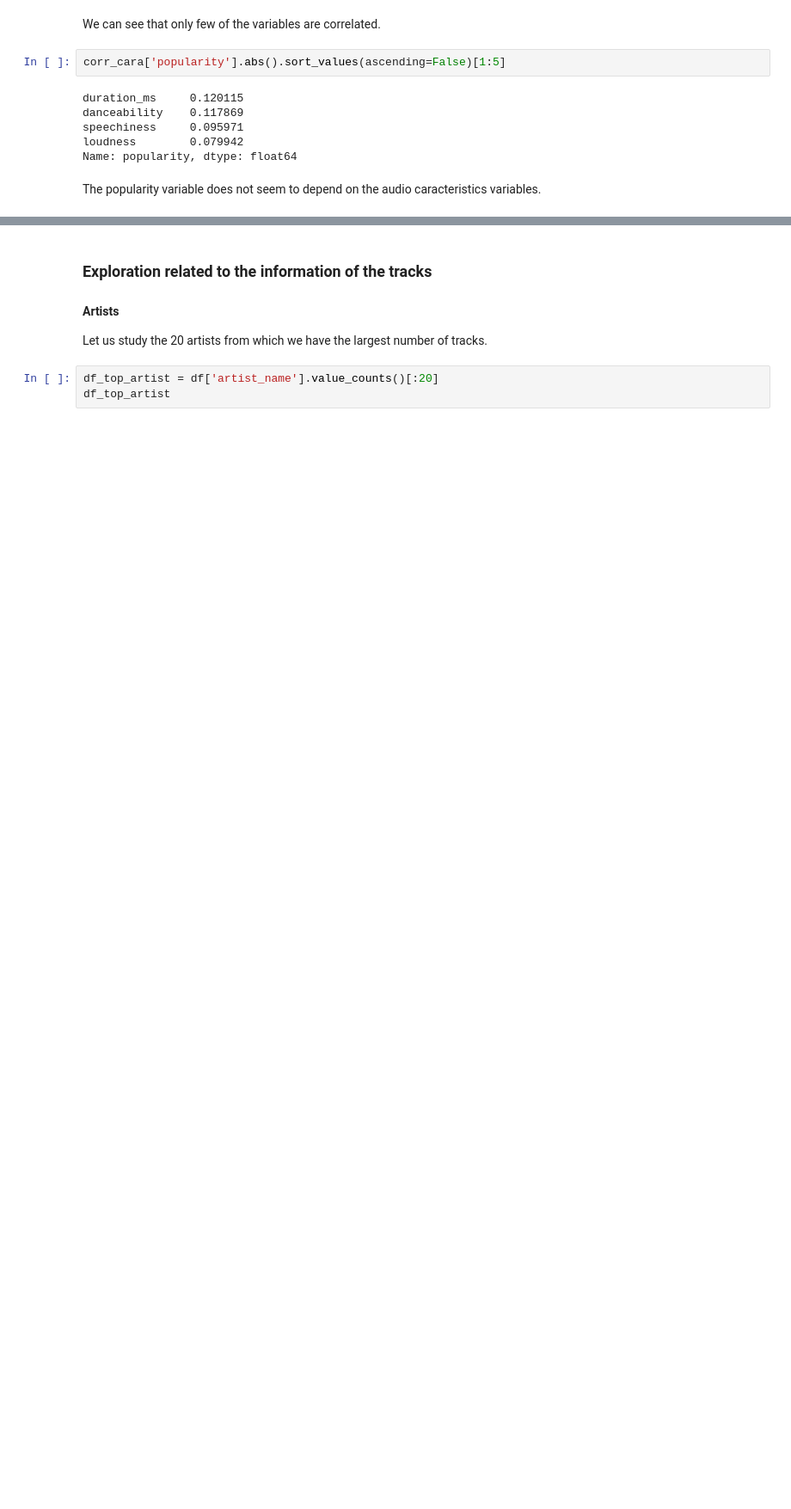
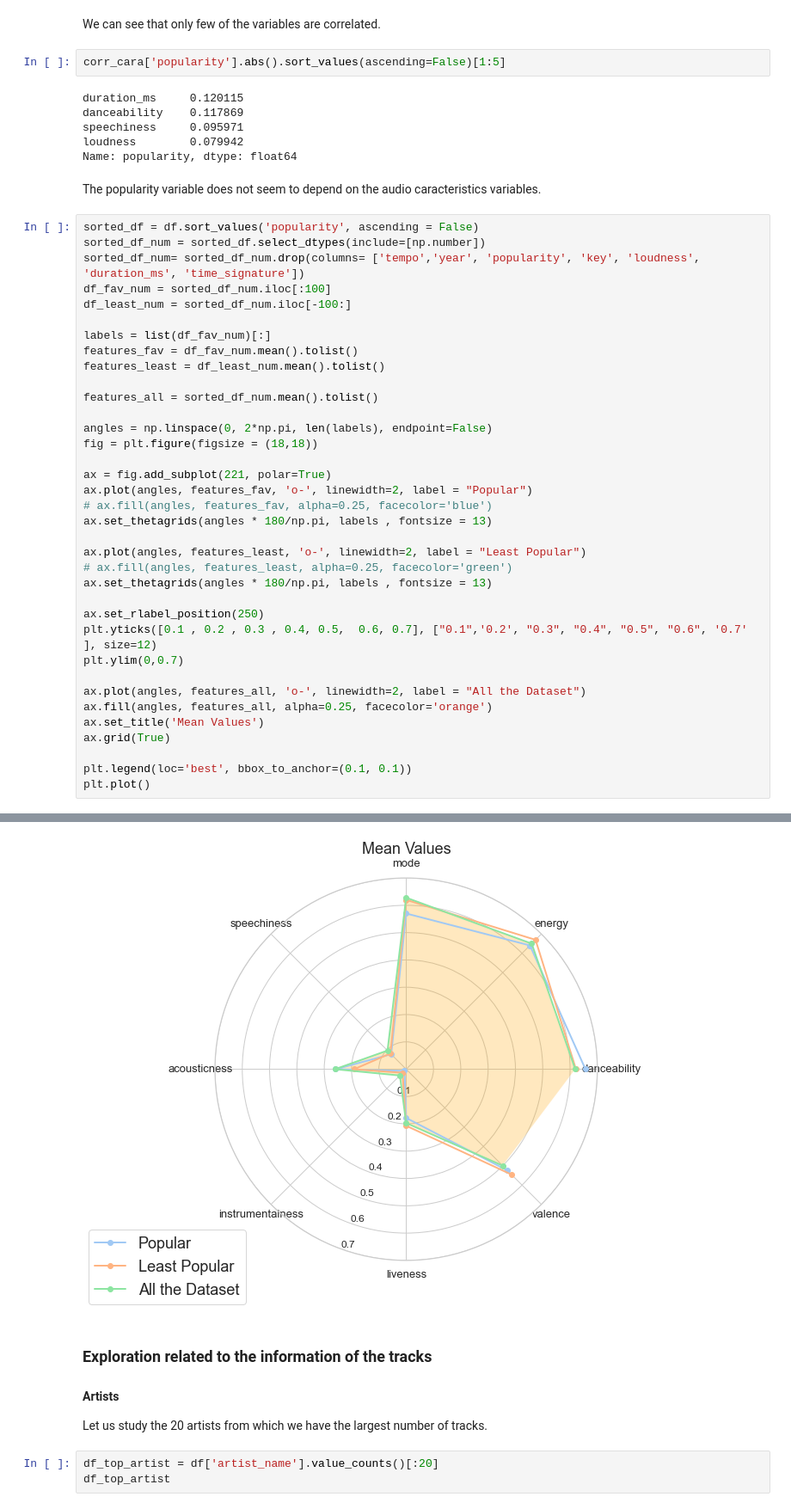
Before and after one commit to e-barrere/Spotify-Song-Popularity-Prediction, a Jupyter notebook: spotify_popularity_starting_kit.ipynb, the cells around one changed output, grey strips where cells are left out. Shown: that part at 86% size. Cells and saved outputs as stored; diff of their text form; blank space fills up the shorter version.

Commit message:
visualisationn and model

```diff
--- a/spotify_popularity_starting_kit.ipynb
+++ b/spotify_popularity_starting_kit.ipynb
@@ -172,3 +175,40 @@ loudness        0.079942
 Name: popularity, dtype: float64
 # %% [markdown]
 The popularity variable does not seem to depend on the audio caracteristics variables.
+# %%
+sorted_df = df.sort_values('popularity', ascending = False)
+sorted_df_num = sorted_df.select_dtypes(include=[np.number])
+sorted_df_num= sorted_df_num.drop(columns= ['tempo','year', 'popularity', 'key', 'loudness', 'duration_ms', 'time_signature'])
+df_fav_num = sorted_df_num.iloc[:100]
+df_least_num = sorted_df_num.iloc[-100:]
+
+labels = list(df_fav_num)[:]
+features_fav = df_fav_num.mean().tolist()
+features_least = df_least_num.mean().tolist()
+
+features_all = sorted_df_num.mean().tolist()
+
+angles = np.linspace(0, 2*np.pi, len(labels), endpoint=False)
+fig = plt.figure(figsize = (18,18))
+
+ax = fig.add_subplot(221, polar=True)
+ax.plot(angles, features_fav, 'o-', linewidth=2, label = "Popular")
+# ax.fill(angles, features_fav, alpha=0.25, facecolor='blue')
+ax.set_thetagrids(angles * 180/np.pi, labels , fontsize = 13)
+
+ax.plot(angles, features_least, 'o-', linewidth=2, label = "Least Popular")
+# ax.fill(angles, features_least, alpha=0.25, facecolor='green')
+ax.set_thetagrids(angles * 180/np.pi, labels , fontsize = 13)
+
+ax.set_rlabel_position(250)
+plt.yticks([0.1 , 0.2 , 0.3 , 0.4, 0.5,  0.6, 0.7], ["0.1",'0.2', "0.3", "0.4", "0.5", "0.6", '0.7'  ], size=12)
+plt.ylim(0,0.7)
+
+ax.plot(angles, features_all, 'o-', linewidth=2, label = "All the Dataset")
+ax.fill(angles, features_all, alpha=0.25, facecolor='orange')
+ax.set_title('Mean Values')
+ax.grid(True)
+
+plt.legend(loc='best', bbox_to_anchor=(0.1, 0.1))
+plt.plot()
+# %% [output]
@@ -175,3 +216,4 @@ The popularity variable does not seem to depend on the audio caracteristics vari
+[figure, added]
 # %% [markdown]
 ### Exploration related to the information of the tracks
 <a class='anchor' id='info'></a>
```
Also changed, not shown: parts of 12 cells of this notebook, 1 other file.
